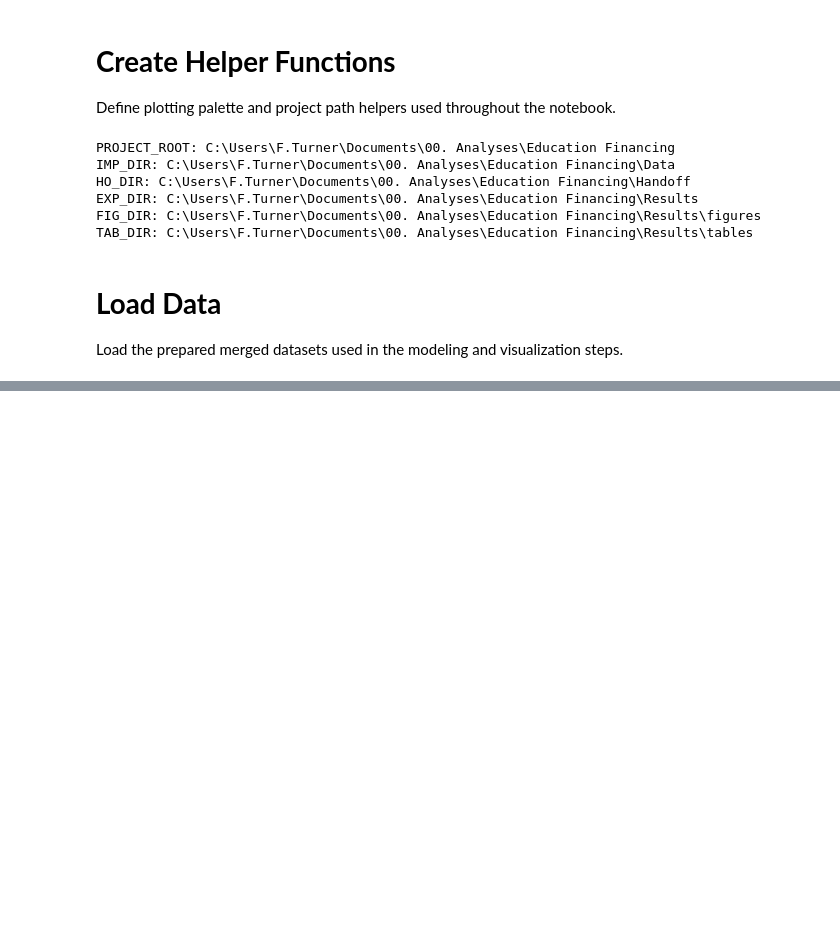
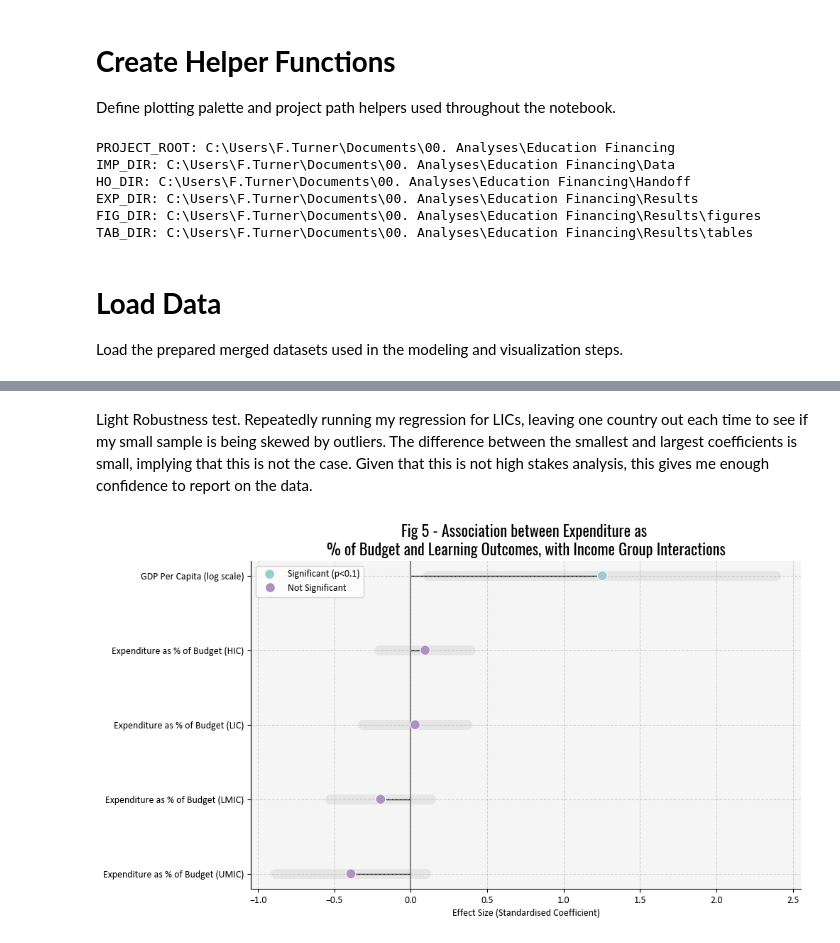
Before and after one commit to fergal-turner/ed_financing, a Jupyter notebook: Code/Data Analysis/02. Changes over time.ipynb, the cells around one changed output, grey strips where cells are left out. Cells and saved outputs as stored; diff of their text form; code cells hidden in the pictures; blank space fills up the shorter version.

```diff
--- a/Code/Data Analysis/02. Changes over time.ipynb
+++ b/Code/Data Analysis/02. Changes over time.ipynb
@@ -92,0 +846,57 @@ lays_panels = pd.read_csv(IMP_DIR / "lays_panels.csv")
+# %% [markdown]
+Light Robustness test. Repeatedly running my regression for LICs, leaving one country out each time to see if my small sample is being skewed by outliers. The difference between the smallest and largest coefficients is small, implying that this is not the case. Given that this is not high stakes analysis, this gives me enough confidence to report on the data.
+# %%
+#=============================================================================
+# Visualise interaction effects for expenditure as % of budget by income group
+#=============================================================================
+
+model = model6b
+variables = ["GDP Per Capita (log scale)",
+             "Expenditure as % of Budget (HIC)",
+             "Expenditure as % of Budget (LIC)",
+             "Expenditure as % of Budget (LMIC)",
+             "Expenditure as % of Budget (UMIC)"]
+
+title = "Fig 5 - Association between Expenditure as \n% of Budget and Learning Outcomes, with Income Group Interactions"
+
+
+ci = model.conf_int(level=0.90)
+
+model_df = pd.DataFrame({
+    "Variable": variables,
+    "Coefficient": model.params[1:].values,
+    "CI Lower": ci.iloc[1:, 0].values,
+    "CI Upper": ci.iloc[1:, 1].values,
+    "Significant": model.pvalues[1:].values < 0.1
+})
+
+fig, ax = plt.subplots(figsize=(10, 6))
+
+fig.patch.set_facecolor('white')
+
+sns.scatterplot(x=model_df["Coefficient"], y=model_df["Variable"], hue=model_df["Significant"], palette={True: sc_colors['blue'], False: sc_colors['purple']}, s=100, ax=ax, zorder=2)
+
+ax.axvline(x=0, color='grey', linestyle='-', zorder=1)
+
+ax.set_facecolor('whitesmoke')
+ax.grid(True, linestyle='--', alpha=0.5, zorder=0)
+
+ax.hlines(model_df['Variable'], 0, model_df['Coefficient'], color="black", linestyles="-", linewidth=1, zorder=1)
+
+ax.hlines(y=model_df['Variable'],
+    xmin=model_df['CI Lower'],
+    xmax=model_df['CI Upper'],
+    linewidth=10,
+    capstyle="round",
+    color=sc_colors['grey'],
+    zorder=0
+)
+
+plt.xlabel("Effect Size (Standardised Coefficient)")
+plt.title(title, fontname='Oswald', fontsize=16)
+plt.legend(loc='upper left', labels=['Significant (p<0.1)', 'Not Significant'])
+ax.spines[['right','top']].set_visible(False)
+ax.set_ylabel('')
+plt.show()
+# %% [output]
+[figure, added]
```
Also changed, not shown: parts of 31 cells of this notebook, 5 other files.
